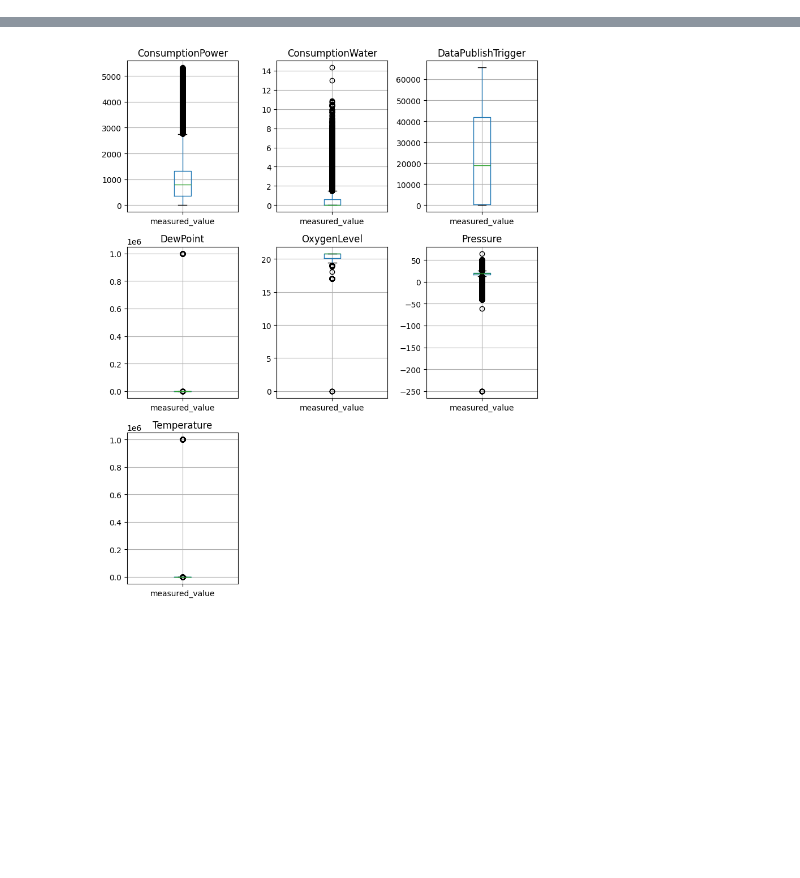
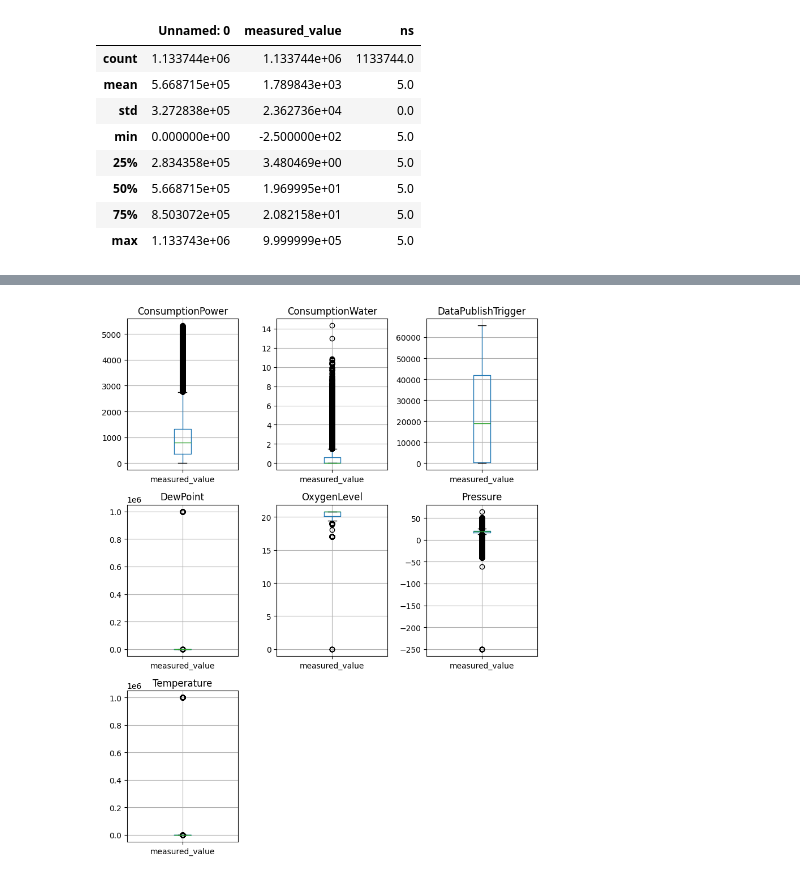
Before and after one commit to mckoh/dryroom-project, a Jupyter notebook: data_analysis.ipynb, the cells around one changed output, grey strips where cells are left out. Saved outputs shown, nothing was run; the diff lists cells and outputs as text; code cells hidden in the pictures; blank space fills up the shorter version.

```diff
--- a/data_analysis.ipynb
+++ b/data_analysis.ipynb
@@ -13,0 +33,12 @@ data.head(3)
+# %%
+data.describe()
+# %% [output]
+|  | Unnamed: 0 | measured_value | ns |
+| count | 1.133744e+06 | 1.133744e+06 | 1133744.0 |
+| mean | 5.668715e+05 | 1.789843e+03 | 5.0 |
+| std | 3.272838e+05 | 2.362736e+04 | 0.0 |
+| min | 0.000000e+00 | -2.500000e+02 | 5.0 |
+| 25% | 2.834358e+05 | 3.480469e+00 | 5.0 |
+| 50% | 5.668715e+05 | 1.969995e+01 | 5.0 |
+| 75% | 8.503072e+05 | 2.082158e+01 | 5.0 |
+| max | 1.133743e+06 | 9.999999e+05 | 5.0 |
```
Also changed, not shown: parts of 4 cells of this notebook, 1 other file.
